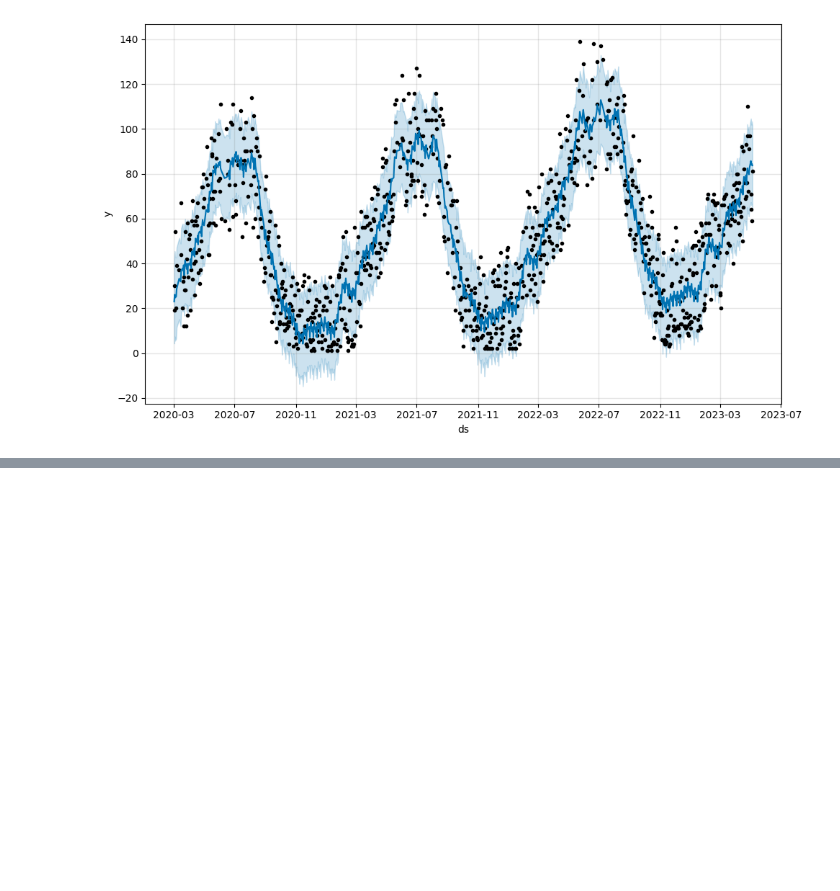
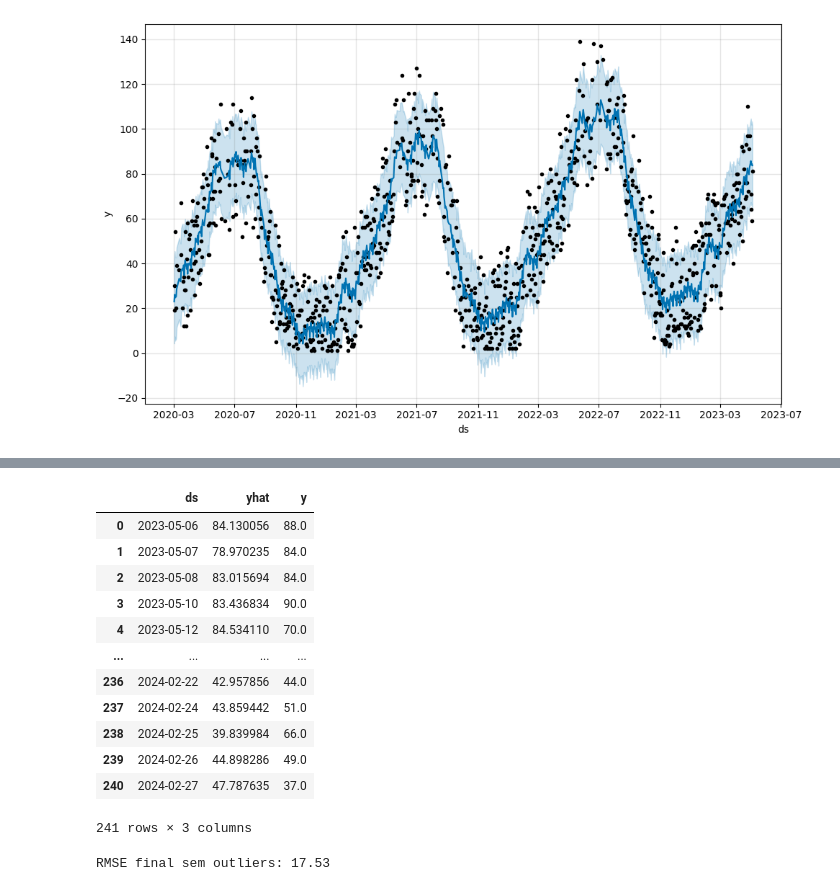
Before and after one commit to JCarapina/Estudos-praticos, a Jupyter notebook: series_prophet/notebooks/prophet.ipynb, the cells around one changed output, grey strips where cells are left out. Cells and saved outputs as stored; diff of their text form; code cells hidden in the pictures; blank space fills up the shorter version.

Commit message:
Reduzimos o RMSE e 19.53 para 17.53, com ajustes nos paramentros

```diff
--- a/series_prophet/notebooks/prophet.ipynb
+++ b/series_prophet/notebooks/prophet.ipynb
@@ -273,0 +309,23 @@ fig = modelo.plot(previsao)
+# %%
+df_previsao = previsao[['ds', 'yhat']]
+df_comparacao = pd.merge(df_previsao, df_teste_sem_outliers, on='ds', how='inner')
+df_comparacao
+# %% [output]
+|  | ds | yhat | y |
+| 0 | 2023-05-06 | 84.130056 | 88.0 |
+| 1 | 2023-05-07 | 78.970235 | 84.0 |
+| 2 | 2023-05-08 | 83.015694 | 84.0 |
+| 3 | 2023-05-10 | 83.436834 | 90.0 |
+| 4 | 2023-05-12 | 84.534110 | 70.0 |
+| ... | ... | ... | ... |
+| 236 | 2024-02-22 | 42.957856 | 44.0 |
+| 237 | 2024-02-24 | 43.859442 | 51.0 |
+| 238 | 2024-02-25 | 39.839984 | 66.0 |
+| 239 | 2024-02-26 | 44.898286 | 49.0 |
+| 240 | 2024-02-27 | 47.787635 | 37.0 |
+241 rows × 3 columns
+# %%
+rmse =  round(root_mean_squared_error(df_comparacao['y'], df_comparacao['yhat']), 2)
+print(f"RMSE final sem outliers: {rmse}")
+# %% [output]
+RMSE final sem outliers: 17.53
```
Also changed, not shown: parts of 6 cells of this notebook.
